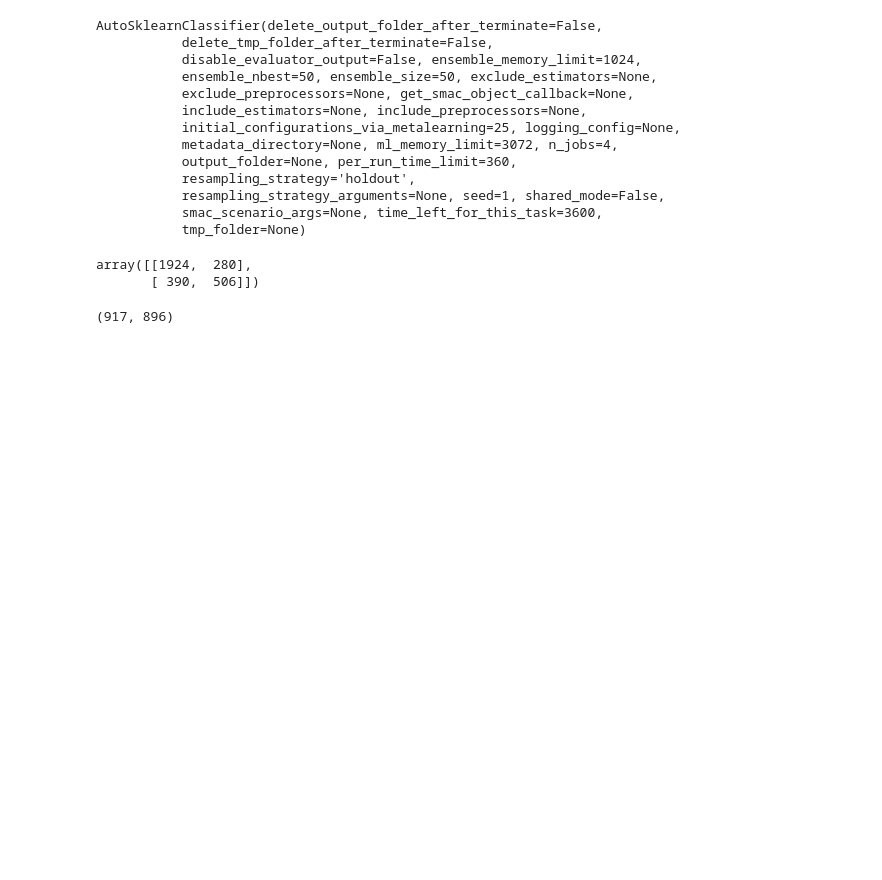
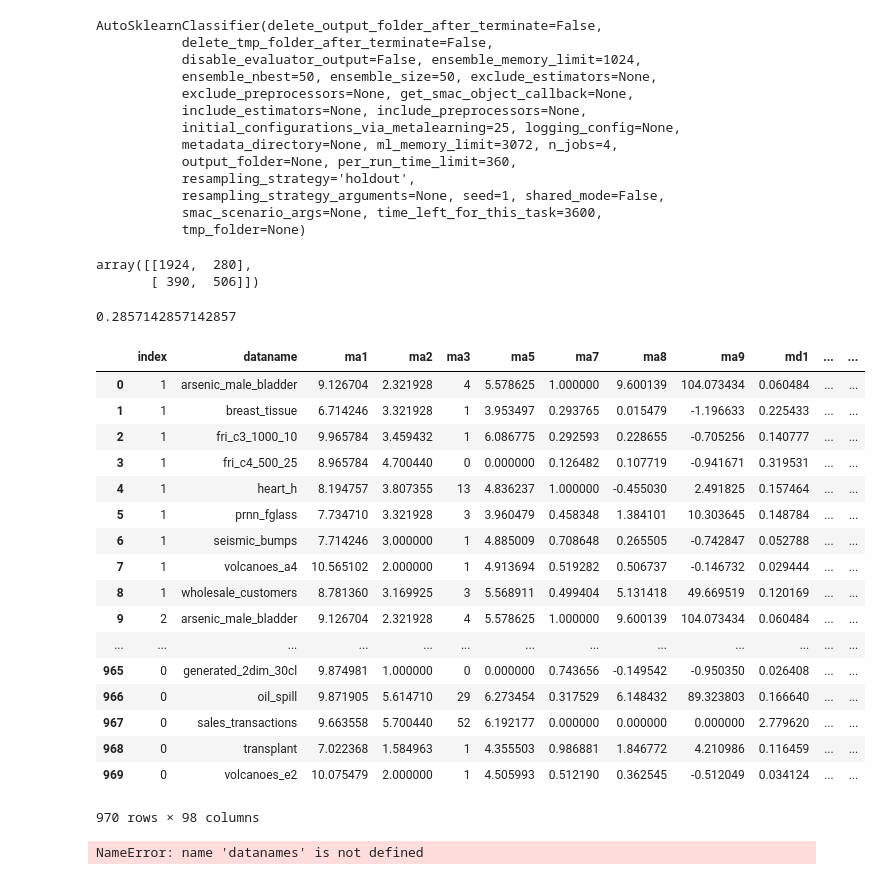
Before and after one commit to dimatomp/EvolutionaryClustering, a Jupyter notebook: MutationMining.ipynb, the cells around one changed output. Saved outputs shown, nothing was run; the diff lists cells and outputs as text; code cells hidden in the pictures; blank space fills up the shorter version.

```diff
--- a/MutationMining.ipynb
+++ b/MutationMining.ipynb
@@ -374,9 +358,38 @@ confusion_matrix(metaframes[-1][test_columns].values.flatten(), predicted.flatte
 # %% [output]
 array([[1924,  280],
        [ 390,  506]])
-# %%
-tp_proba = metaframes[-1][test_columns].values.sum() / len(metaframes[-1][test_columns].values.flatten())
-random_sample = np.random.choice(2, size=metaframes[-1][test_columns].shape, p=[1-tp_proba, tp_proba])
-random_sample.sum(), metaframes[-1][test_columns].values.sum()
-# %% [output]
-(917, 896)
+# %%
+num_answers = len(test_columns) * len(metaframes[-1])
+random_sample = np.zeros(num_answers, dtype='int')
+random_sample[np.random.choice(num_answers, replace=False, size=metaframes[-1][test_columns].values.sum())] = 1
+random_sample = random_sample.reshape(metaframes[-1][test_columns].values.shape)
+f1_micro(metaframes[-1][test_columns], random_sample)
+# %% [output]
+0.2857142857142857
+# %%
+metaframes_numbered = []
+c_index = 0
+for frame in metaframes:
+    metaframes_numbered.append(frame.set_index(np.arange(c_index, c_index + len(frame))))
+    c_index += len(frame)
+metaframe = pd.concat(metaframes_numbered)
+metaframe
+# %% [output]
+|  | index | dataname | ma1 | ma2 | ma3 | ma5 | ma7 | ma8 | ma9 | md1 | ... | ... |
+| 0 | 1 | arsenic_male_bladder | 9.126704 | 2.321928 | 4 | 5.578625 | 1.000000 | 9.600139 | 104.073434 | 0.060484 | ... | ... |
+| 1 | 1 | breast_tissue | 6.714246 | 3.321928 | 1 | 3.953497 | 0.293765 | 0.015479 | -1.196633 | 0.225433 | ... | ... |
+| 2 | 1 | fri_c3_1000_10 | 9.965784 | 3.459432 | 1 | 6.086775 | 0.292593 | 0.228655 | -0.705256 | 0.140777 | ... | ... |
+| 3 | 1 | fri_c4_500_25 | 8.965784 | 4.700440 | 0 | 0.000000 | 0.126482 | 0.107719 | -0.941671 | 0.319531 | ... | ... |
+| 4 | 1 | heart_h | 8.194757 | 3.807355 | 13 | 4.836237 | 1.000000 | -0.455030 | 2.491825 | 0.157464 | ... | ... |
+| 5 | 1 | prnn_fglass | 7.734710 | 3.321928 | 3 | 3.960479 | 0.458348 | 1.384101 | 10.303645 | 0.148784 | ... | ... |
+| 6 | 1 | seismic_bumps | 7.714246 | 3.000000 | 1 | 4.885009 | 0.708648 | 0.265505 | -0.742847 | 0.052788 | ... | ... |
+| 7 | 1 | volcanoes_a4 | 10.565102 | 2.000000 | 1 | 4.913694 | 0.519282 | 0.506737 | -0.146732 | 0.029444 | ... | ... |
+| 8 | 1 | wholesale_customers | 8.781360 | 3.169925 | 3 | 5.568911 | 0.499404 | 5.131418 | 49.669519 | 0.120169 | ... | ... |
+| 9 | 2 | arsenic_male_bladder | 9.126704 | 2.321928 | 4 | 5.578625 | 1.000000 | 9.600139 | 104.073434 | 0.060484 | ... | ... |
+| ... | ... | ... | ... | ... | ... | ... | ... | ... | ... | ... | ... | ... |
+| 965 | 0 | generated_2dim_30cl | 9.874981 | 1.000000 | 0 | 0.000000 | 0.743656 | -0.149542 | -0.950350 | 0.026408 | ... | ... |
+| 966 | 0 | oil_spill | 9.871905 | 5.614710 | 29 | 6.273454 | 0.317529 | 6.148432 | 89.323803 | 0.166640 | ... | ... |
+| 967 | 0 | sales_transactions | 9.663558 | 5.700440 | 52 | 6.192177 | 0.000000 | 0.000000 | 0.000000 | 2.779620 | ... | ... |
+| 968 | 0 | transplant | 7.022368 | 1.584963 | 1 | 4.355503 | 0.986881 | 1.846772 | 4.210986 | 0.116459 | ... | ... |
+| 969 | 0 | volcanoes_e2 | 10.075479 | 2.000000 | 1 | 4.505993 | 0.512190 | 0.362545 | -0.512049 | 0.034124 | ... | ... |
+970 rows × 98 columns
@@ -382,0 +398,4 @@ random_sample.sum(), metaframes[-1][test_columns].values.sum()
+# %%
+datanames
+# %% [output]
+NameError: name 'datanames' is not defined
```
Also changed, not shown: parts of 9 cells of this notebook, 3 other files.
